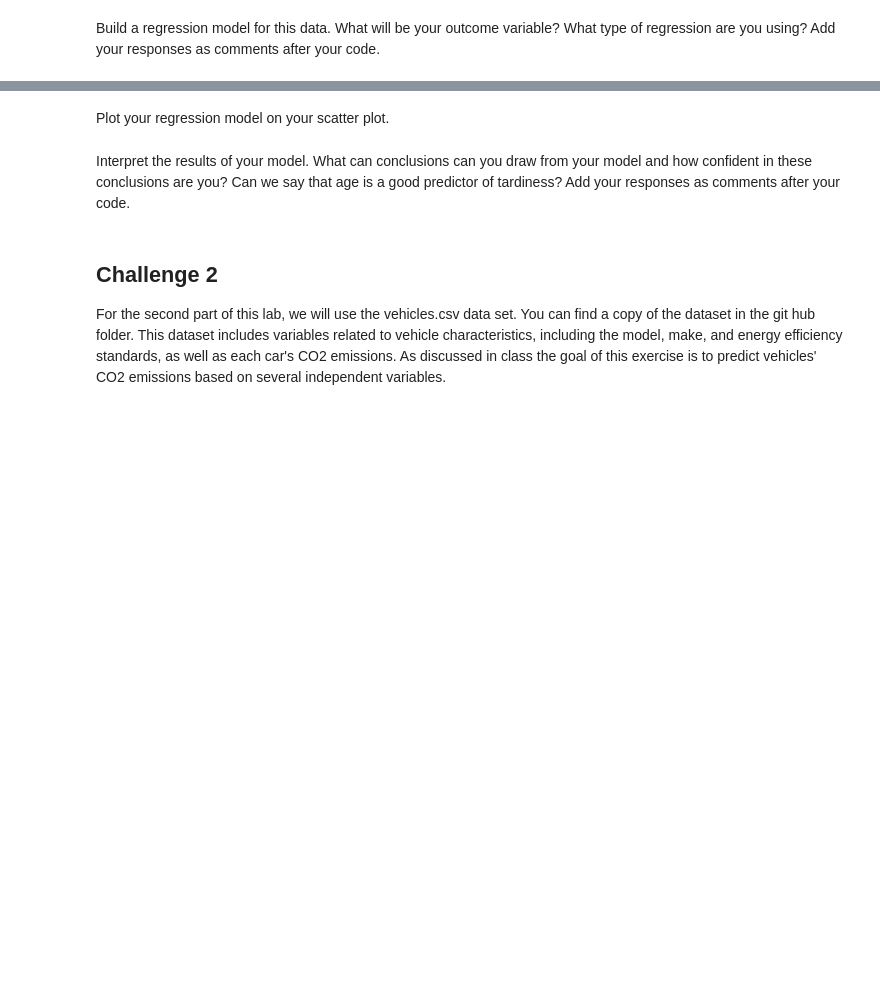
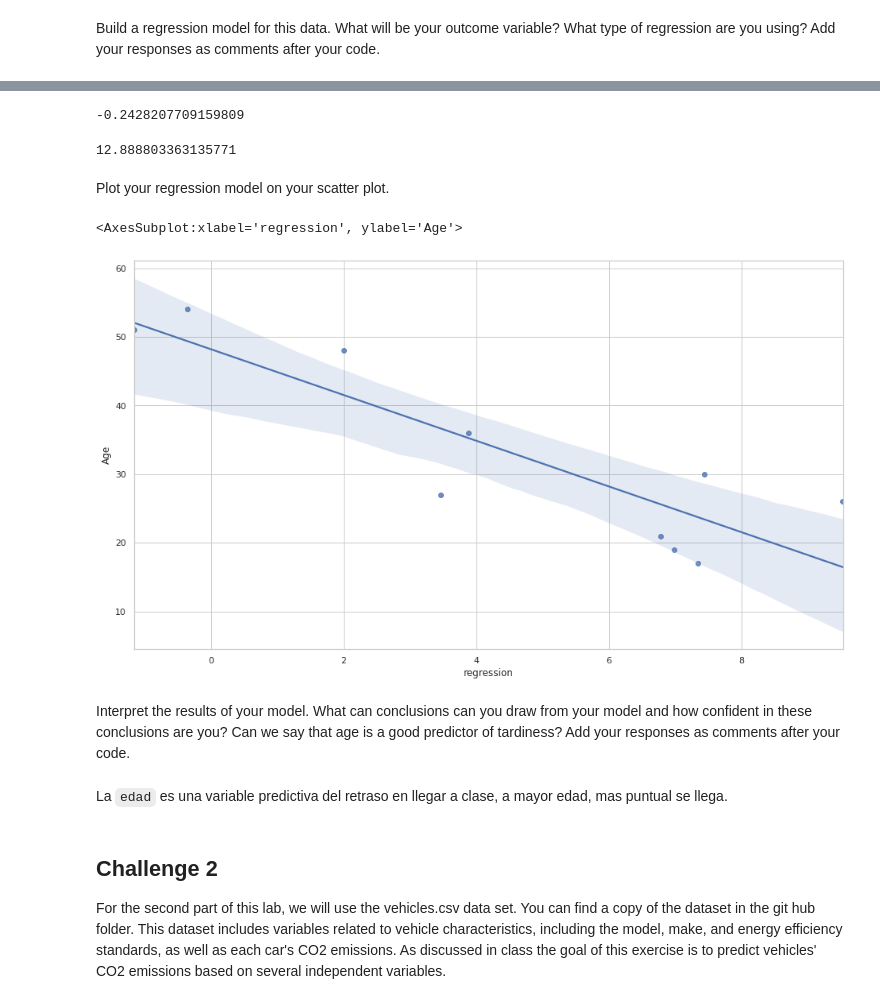
Before and after one commit to Ironhack-Data-Madrid-Marzo-2021/lab-regression-analysis, a Jupyter notebook: your-code.ipynb, the cells around one changed output, grey strips where cells are left out. Saved outputs shown, nothing was run; the diff lists cells and outputs as text; code cells hidden in the pictures; blank space fills up the shorter version.

```diff
--- a/your-code.ipynb
+++ b/your-code.ipynb
@@ -53,2 +70,18 @@ Build a regression model for this data. What will be your outcome variable? What
+# %%
+lr = LinearRegression()
+# %%
+lr.fit(
+    X = stud[["Age"]],
+    y = stud.Tardies
+)
+beta_1 = lr.coef_[0]
+beta_1
+# %% [output]
+-0.2428207709159809
+# %%
+beta_0 = lr.intercept_
+beta_0
+# %% [output]
+12.888803363135771
 # %% [markdown]
 Plot your regression model on your scatter plot.
@@ -57,2 +88,14 @@ Plot your regression model on your scatter plot.
+# %%
+ruido = np.random.normal(loc=0, scale=2, size=10)
+stud["regression"] = beta_0 + beta_1 * stud.Age + ruido
+# %%
+sns.set_context('poster')
+sns.set(rc={'figure.figsize': (16., 9.)})
+sns.set_style('whitegrid')
+
+sns.regplot(x="regression", y="Age", data=stud)
+# %% [output]
+<AxesSubplot:xlabel='regression', ylabel='Age'>
+[figure, added]
 # %% [markdown]
 Interpret the results of your model. What can conclusions can you draw from your model and how confident in these conclusions are you? Can we say that age is a good predictor of tardiness? Add your responses as comments after your code.
@@ -61,3 +102,5 @@ Interpret the results of your model. What can conclusions can you draw from your
+# %% [markdown]
+La `edad` es una variable predictiva del retraso en llegar a clase, a mayor edad, mas puntual se llega.
 # %% [markdown]
 ## Challenge 2
 For the second part of this lab, we will use the vehicles.csv data set. You can find a copy of the dataset in the git hub folder. This dataset includes variables related to vehicle characteristics, including the model, make, and energy efficiency standards, as well as each car's CO2 emissions. As discussed in class the goal of this exercise is to predict vehicles' CO2 emissions based on several independent variables.
```
Also changed, not shown: parts of 35 cells of this notebook.
